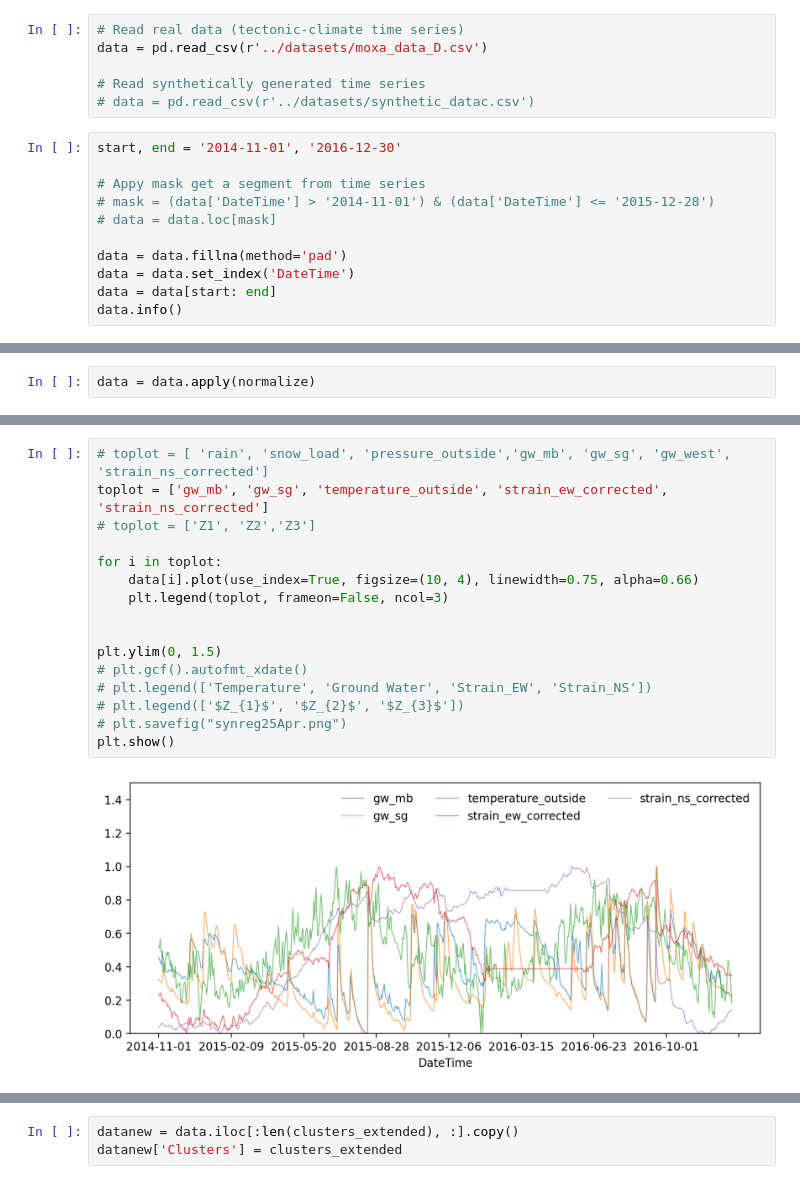
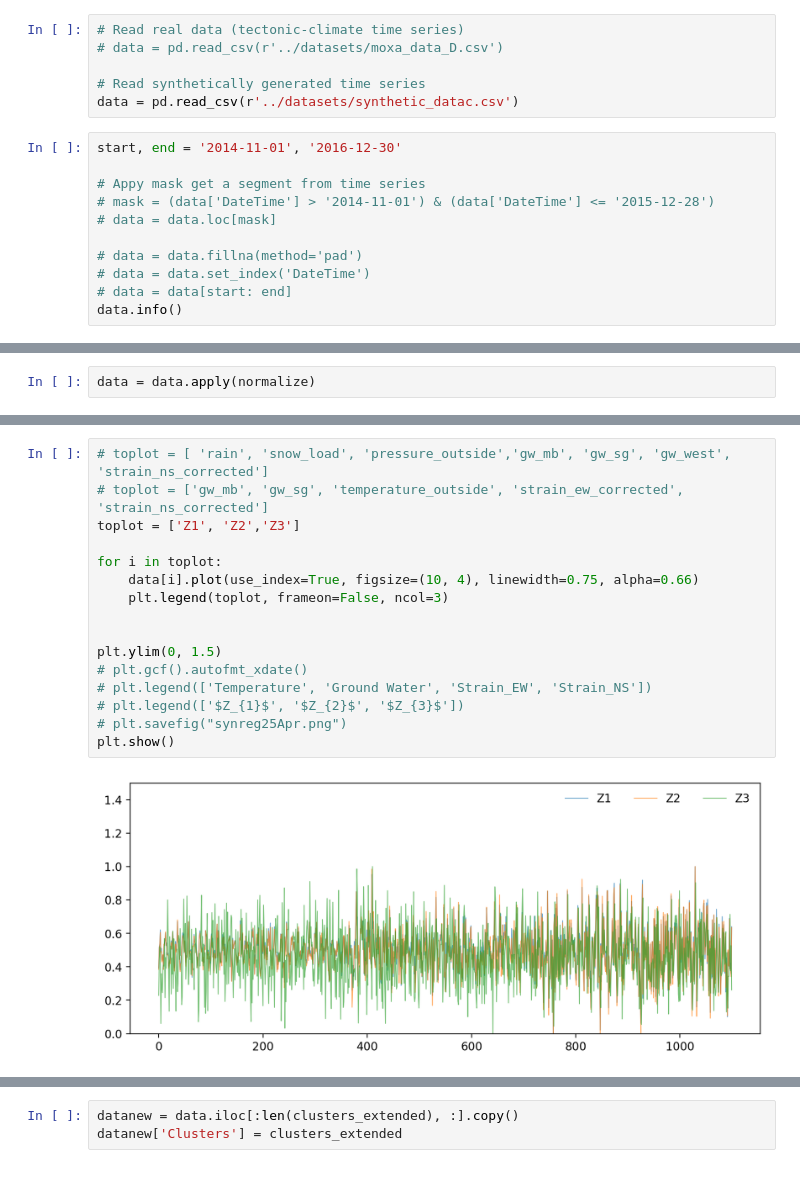
Before and after one commit to wasimahmadpk/RegimeIdentification, a Jupyter notebook: src/regimes_identification.ipynb, the cells around one changed output, grey strips where cells are left out. Drawn from its saved outputs; the diff is of its cells as text.

```diff
--- a/src/regimes_identification.ipynb
+++ b/src/regimes_identification.ipynb
@@ -26,10 +26,10 @@ def normalize(data, type='minmax'):
         return (np.array(data) - np.min(data))/(np.max(data) - np.min(data))
 # %%
 # Read real data (tectonic-climate time series)
-data = pd.read_csv(r'../datasets/moxa_data_D.csv')
+# data = pd.read_csv(r'../datasets/moxa_data_D.csv')
 
 # Read synthetically generated time series
-# data = pd.read_csv(r'../datasets/synthetic_datac.csv')
+data = pd.read_csv(r'../datasets/synthetic_datac.csv')
 # %%
 start, end = '2014-11-01', '2016-12-30'
 
@@ -37,9 +37,9 @@ start, end = '2014-11-01', '2016-12-30'
 # mask = (data['DateTime'] > '2014-11-01') & (data['DateTime'] <= '2015-12-28')
 # data = data.loc[mask]
 
-data = data.fillna(method='pad')
-data = data.set_index('DateTime')
-data = data[start: end]
+# data = data.fillna(method='pad')
+# data = data.set_index('DateTime')
+# data = data[start: end]
 data.info()
 # %% [output]
 <class 'pandas.core.frame.DataFrame'>
@@ -107,20 +80,20 @@ tides_ns                 0
 dtype: int64
 # %%
 # toplot = [ 'rain', 'snow_load', 'pressure_outside','gw_mb', 'gw_sg', 'gw_west', 'strain_ns_corrected']
-toplot = ['gw_mb', 'gw_sg', 'temperature_outside', 'strain_ew_corrected', 'strain_ns_corrected']
-# toplot = ['Z1', 'Z2','Z3']
+# toplot = ['gw_mb', 'gw_sg', 'temperature_outside', 'strain_ew_corrected', 'strain_ns_corrected']
+toplot = ['Z1', 'Z2','Z3']
 
 for i in toplot:
     data[i].plot(use_index=True, figsize=(10, 4), linewidth=0.75, alpha=0.66)
     plt.legend(toplot, frameon=False, ncol=3)
 
 
 plt.ylim(0, 1.5)
 # plt.gcf().autofmt_xdate()
 # plt.legend(['Temperature', 'Ground Water', 'Strain_EW', 'Strain_NS'])
 # plt.legend(['$Z_{1}$', '$Z_{2}$', '$Z_{3}$'])
 # plt.savefig("synreg25Apr.png")
 plt.show()
 # %% [output]
-[figure, old version]
+[figure, new version]
 # %%
```
Also changed, not shown: parts of 6 cells of this notebook.
